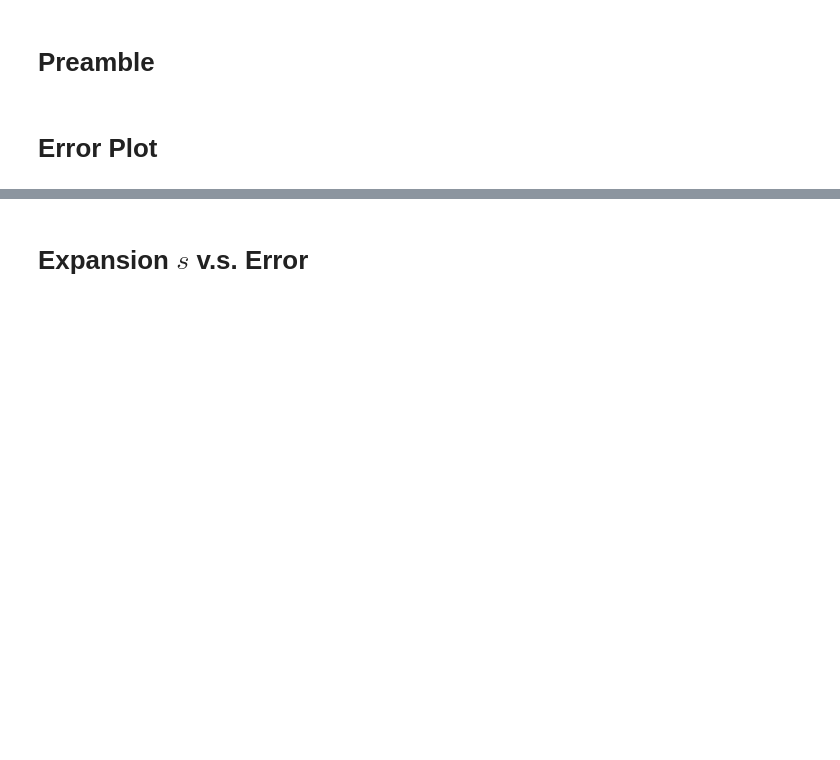
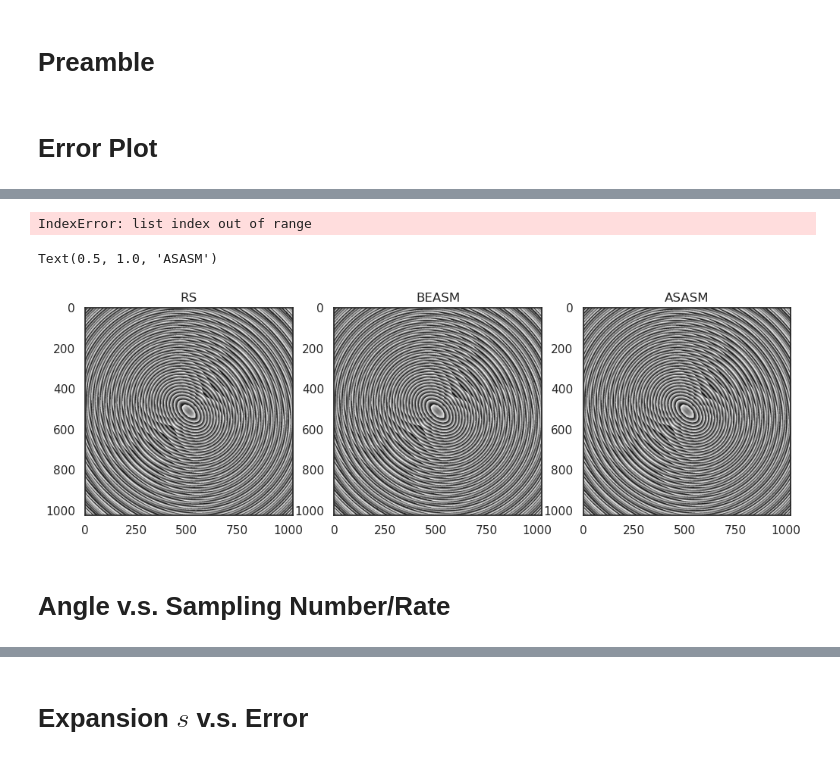
Before and after one commit to whywww/ASASM, a Jupyter notebook: figures.ipynb, the cells around one changed output, grey strips where cells are left out. Cells and saved outputs as stored; diff of their text form; code cells hidden in the pictures; blank space fills up the shorter version.

```diff
--- a/figures.ipynb
+++ b/figures.ipynb
@@ -56,3 +177,48 @@ err_ASASM = np.array(err_ASASM)
+# %%
+theta = 25
+exps = 1.5
+u_GT = np.load(glob.glob(f'RS/RS*-{theta}-{exps}.npy')[0])
+u_BEASM = np.load(glob.glob(f'results-errplot/BEASM*-{theta}-{exps}.npy')[0])
+u_ASASM = np.load(glob.glob(f'results-errplot/ASASM*-{theta}-{exps}.npy')[0])
+plt.figure(figsize=(12,4))
+plt.subplot(1,3,1)
+plt.imshow(np.abs(u_GT), cmap='gray')
+plt.title('RS')
+plt.subplot(1,3,2)
+plt.imshow(np.abs(u_BEASM), cmap='gray')
+plt.title('BEASM')
+plt.subplot(1,3,3)
+plt.imshow(np.abs(u_ASASM), cmap='gray')
+plt.title('ASASM')
+# %% [output]
+IndexError: list index out of range
+# %%
+from utils import remove_linear_phase
+k = 2 * np.pi / 500e-9  # wavenumebr
+z0 = 1.7  # source-aperture distance
+z = 1/(1/35e-3 - 1/z0)  # image-side focal distance
+R = z0 / np.sqrt(1 - np.sin(theta / 180 * np.pi)**2 - np.sin(theta / 180 * np.pi)**2)
+x0, y0 = R * np.sin(theta / 180 * np.pi), R * np.sin(theta / 180 * np.pi)
+s0, t0 = -x0 / z0 * z, -y0 / z0 * z
+l = 35e-3 / 16 / 2  # radius of aperture
+s = np.linspace(-l / 2 + s0, l / 2 + s0, 1024)
+t = np.linspace(-l / 2 + t0, l / 2 + t0, 1024)
+
+plt.figure(figsize=(12,4))
+plt.subplot(1,3,1)
+plt.imshow(remove_linear_phase(np.angle(u_GT), theta, theta, s, t, k), cmap='gray')
+plt.title('RS')
+plt.subplot(1,3,2)
+plt.imshow(remove_linear_phase(np.angle(u_BEASM), theta, theta, s, t, k), cmap='gray')
+plt.title('BEASM')
+plt.subplot(1,3,3)
+plt.imshow(remove_linear_phase(np.angle(u_ASASM), theta, theta, s, t, k), cmap='gray')
+plt.title('ASASM')
+# %% [output]
+Text(0.5, 1.0, 'ASASM')
+[figure, added]
+# %% [markdown]
+# Angle v.s. Sampling Number/Rate
 # %%
 from matplotlib.ticker import FormatStrFormatter
 plt.clf()
```
Also changed, not shown: parts of 18 cells of this notebook, 6 other files.
